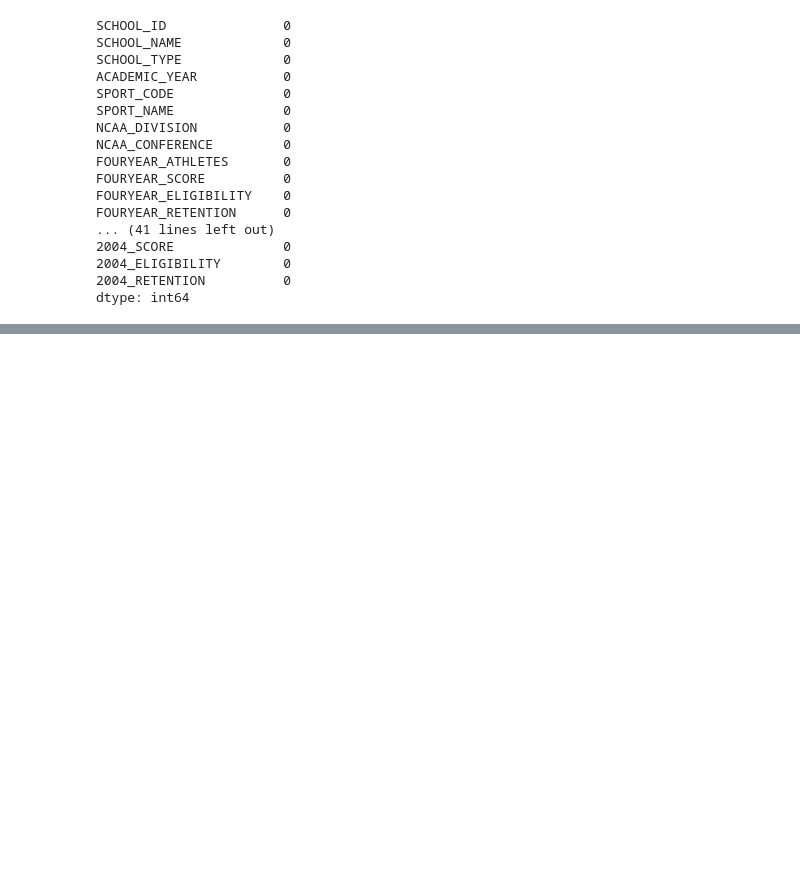
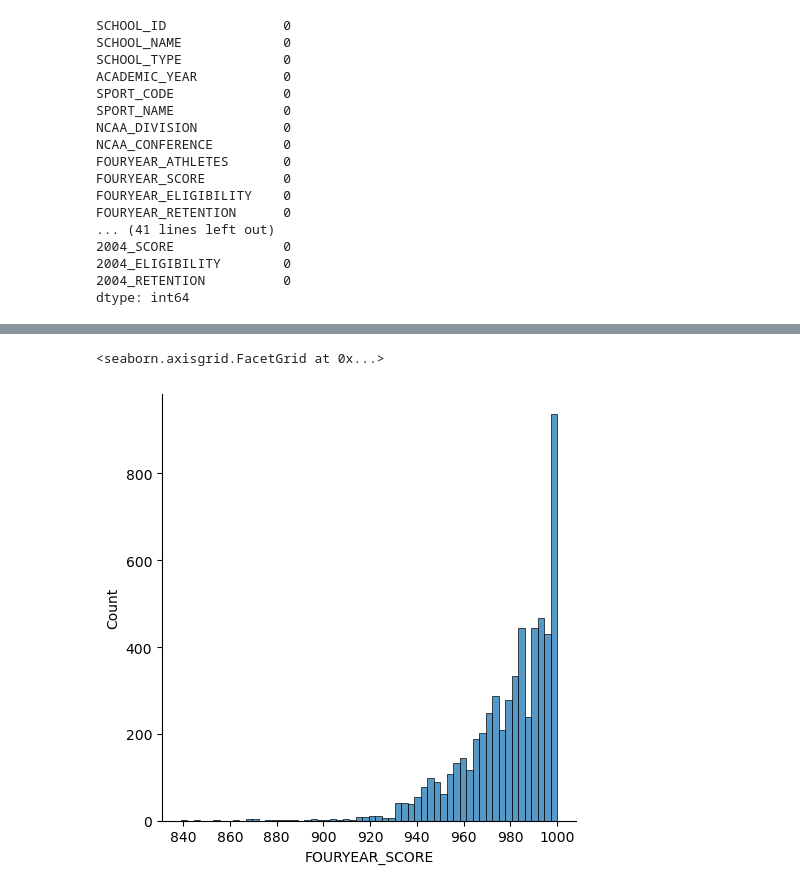
Before and after one commit to msmixj/Data-Analytics-Capstone, a Jupyter notebook: Untitled.ipynb, the cells around one changed output, grey strips where cells are left out. Drawn from its saved outputs; the diff is of its cells as text; code cells hidden in the pictures; blank space fills up the shorter version.

```diff
--- a/Untitled.ipynb
+++ b/Untitled.ipynb
@@ -104,0 +198,5 @@ dtype: int64
+# %%
+sns.displot(data['FOURYEAR_SCORE'])
+# %% [output]
+<seaborn.axisgrid.FacetGrid at 0x...>
+[figure, added]
```
Also changed, not shown: parts of 9 cells of this notebook, 2 other files.
